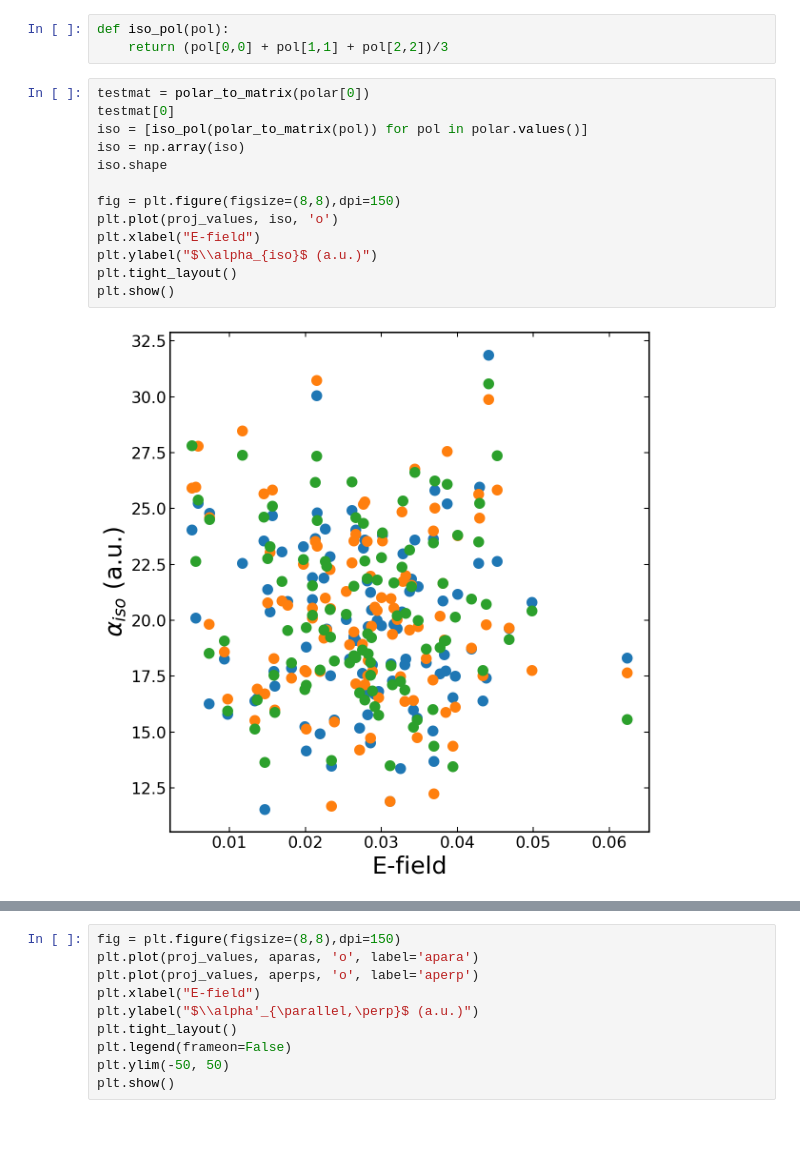
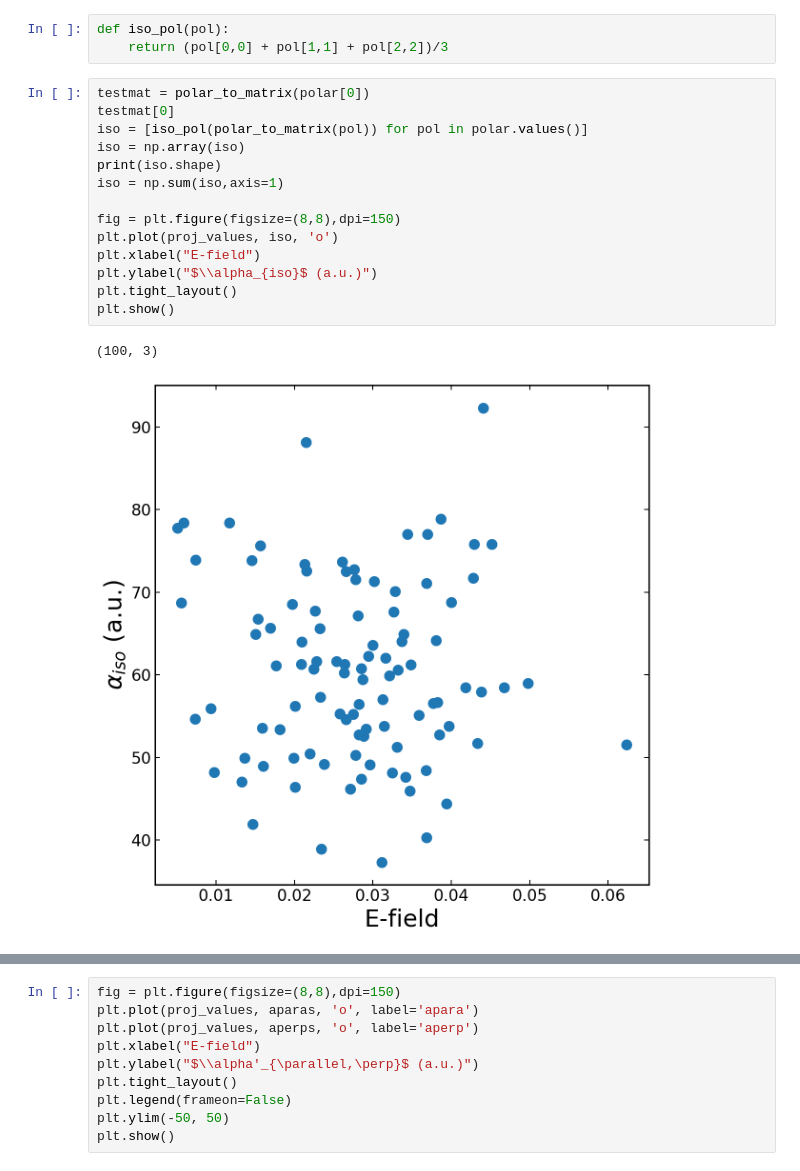
Before and after one commit to piskuliche/EmpiricalMapping, a Jupyter notebook: examples/polarizability_troubleshoot/polarizability.ipynb, the cells around one changed output, grey strips where cells are left out. Saved outputs shown, nothing was run; the diff lists cells and outputs as text; blank space fills up the shorter version.

```diff
--- a/examples/polarizability_troubleshoot/polarizability.ipynb
+++ b/examples/polarizability_troubleshoot/polarizability.ipynb
@@ -303,18 +303,20 @@ def iso_pol(pol):
 # %%
 testmat = polar_to_matrix(polar[0])
 testmat[0]
 iso = [iso_pol(polar_to_matrix(pol)) for pol in polar.values()]
 iso = np.array(iso)
-iso.shape
+print(iso.shape)
+iso = np.sum(iso,axis=1)
 
 fig = plt.figure(figsize=(8,8),dpi=150)
 plt.plot(proj_values, iso, 'o')
 plt.xlabel("E-field")
 plt.ylabel("$\\alpha_{iso}$ (a.u.)")
 plt.tight_layout()
 plt.show()
 # %% [output]
+(100, 3)
-[figure, old version]
+[figure, new version]
 # %%
 def sphere_angle(eOH):
     x, y, z = eOH
```
Also changed, not shown: parts of 19 cells of this notebook, 2 other files.
